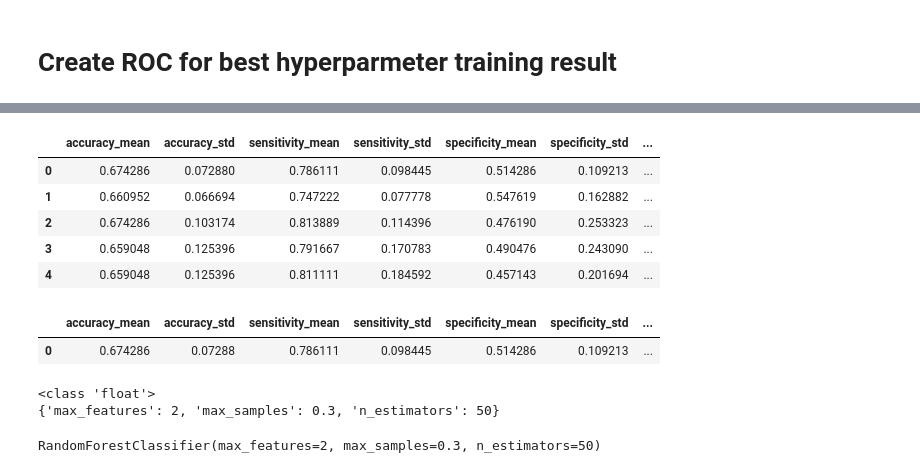
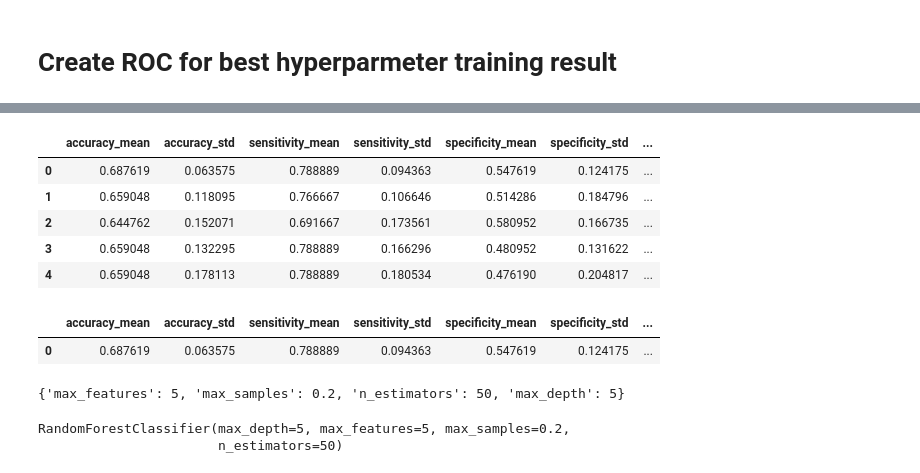
Before and after one commit to aedavids/extraCellularRNA, a Jupyter notebook: intraExtraRNA_POC/jupyterNotebooks/elife/esophagusCancer/randomForestIntraCellularEsophagusCancerBiomarkersOnExtracellularSamples.ipynb, the cells around one changed output, grey strips where cells are left out. Cells and saved outputs as stored; diff of their text form; code cells hidden in the pictures.

```diff
--- a/intraExtraRNA_POC/jupyterNotebooks/elife/esophagusCancer/randomForestIntraCellularEsophagusCancerBiomarkersOnExtracellularSamples.ipynb
+++ b/intraExtraRNA_POC/jupyterNotebooks/elife/esophagusCancer/randomForestIntraCellularEsophagusCancerBiomarkersOnExtracellularSamples.ipynb
@@ -199,18 +231,18 @@ rfhpDF.shape : (3168, 12)
 # %%
-# clean up
-rfhpDF["max_features"] = rfhpDF.loc[:, "max_features"].astype('int')
-rfhpDF["n_estimators"] = rfhpDF.loc[:, "n_estimators"].astype('int')
-# rfhpDF[""] = rfhpDF.loc[:, ""].astype('int')
-# rfhpDF[""] = rfhpDF.loc[:, ""].astype('int')
+# # clean up
+# rfhpDF["max_features"] = rfhpDF.loc[:, "max_features"].astype('int')
+# rfhpDF["n_estimators"] = rfhpDF.loc[:, "n_estimators"].astype('int')
+# # rfhpDF[""] = rfhpDF.loc[:, ""].astype('int')
+# # rfhpDF[""] = rfhpDF.loc[:, ""].astype('int')
 
 rfhpDF.head()
 # %% [output]
 |  | accuracy_mean | accuracy_std | sensitivity_mean | sensitivity_std | specificity_mean | specificity_std | ... |
-| 0 | 0.674286 | 0.072880 | 0.786111 | 0.098445 | 0.514286 | 0.109213 | ... |
-| 1 | 0.660952 | 0.066694 | 0.747222 | 0.077778 | 0.547619 | 0.162882 | ... |
-| 2 | 0.674286 | 0.103174 | 0.813889 | 0.114396 | 0.476190 | 0.253323 | ... |
-| 3 | 0.659048 | 0.125396 | 0.791667 | 0.170783 | 0.490476 | 0.243090 | ... |
-| 4 | 0.659048 | 0.125396 | 0.811111 | 0.184592 | 0.457143 | 0.201694 | ... |
+| 0 | 0.687619 | 0.063575 | 0.788889 | 0.094363 | 0.547619 | 0.124175 | ... |
+| 1 | 0.659048 | 0.118095 | 0.766667 | 0.106646 | 0.514286 | 0.184796 | ... |
+| 2 | 0.644762 | 0.152071 | 0.691667 | 0.173561 | 0.580952 | 0.166735 | ... |
+| 3 | 0.659048 | 0.132295 | 0.788889 | 0.166296 | 0.480952 | 0.131622 | ... |
+| 4 | 0.659048 | 0.178113 | 0.788889 | 0.180534 | 0.476190 | 0.204817 | ... |
 # %%
 bestParmetersDF = rfhpDF.sort_values(by='auc_mean', ascending=False).head(n=1)
 # bestParmetersDF = bestParmetersDF.set_index("auc_mean")
@@ -222,19 +254,32 @@ parameterCols = ["max_features", "max_samples", "n_estimators", "max_depth"]
 # kwags= rfhpDF.loc[:, parameters].head(n=1).to_dict(orient="records")[0]
 
 kwags = bestParmetersDF.loc[:, parameterCols].head(n=1).to_dict(orient="records")[0]
-if math.isnan(kwags['max_depth']) :
-    print(type(kwags['max_depth']))
-    del kwags['max_depth'] #= 1.0 #  None # default value
+# if math.isnan(kwags['max_depth']) :
+#     print(type(kwags['max_depth']))
+#     del kwags['max_depth'] #= 1.0 #  None # default value
+
+#
+# pandas to csv will change int columns to float if one of the values is missing
+# pandas uses Nan which is considered a float so the values in teh column get prompted
+# to float
+#
+max_depth_value = kwags['max_depth']
+if math.isnan(max_depth_value) :
+    # print(type(kwags['max_depth']))
+    # del kwags['max_depth'] #= 1.0 #  None # default value
+    kwags['max_depth'] = None
+else:
+    kwags['max_depth'] = int(max_depth_value)
 
 print(kwags)
 # %% [output]
 |  | accuracy_mean | accuracy_std | sensitivity_mean | sensitivity_std | specificity_mean | specificity_std | ... |
-| 0 | 0.674286 | 0.07288 | 0.786111 | 0.098445 | 0.514286 | 0.109213 | ... |
+| 0 | 0.687619 | 0.063575 | 0.788889 | 0.094363 | 0.547619 | 0.124175 | ... |
-<class 'float'>
-{'max_features': 2, 'max_samples': 0.3, 'n_estimators': 50}
+{'max_features': 5, 'max_samples': 0.2, 'n_estimators': 50, 'max_depth': 5}
 # %%
-model = RandomForestClassifier(**kwags)
-model
+EsophagusModel = RandomForestClassifier(**kwags)
+EsophagusModel
 # %% [output]
-RandomForestClassifier(max_features=2, max_samples=0.3, n_estimators=50)
+RandomForestClassifier(max_depth=5, max_features=5, max_samples=0.2,
+                       n_estimators=50)
 # %%
```
Also changed, not shown: parts of 14 cells of this notebook, 3 other files.
